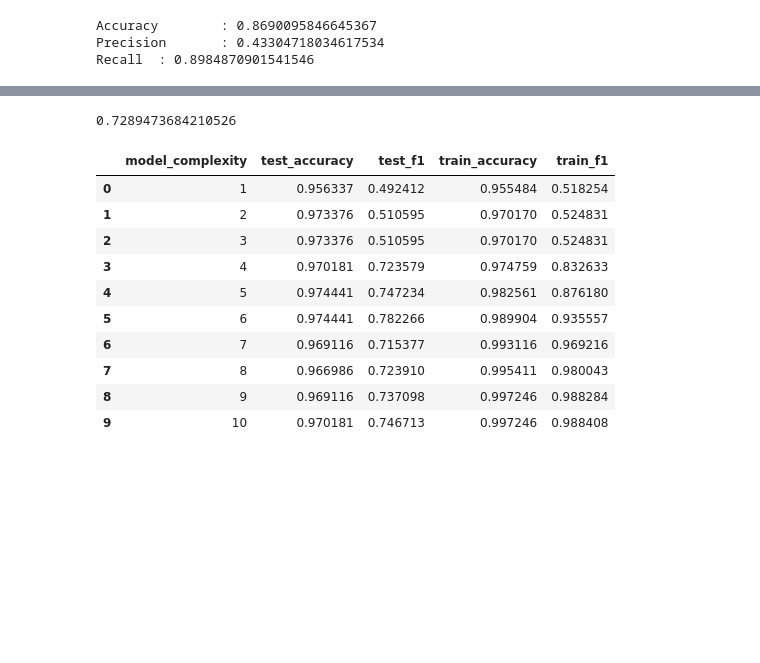
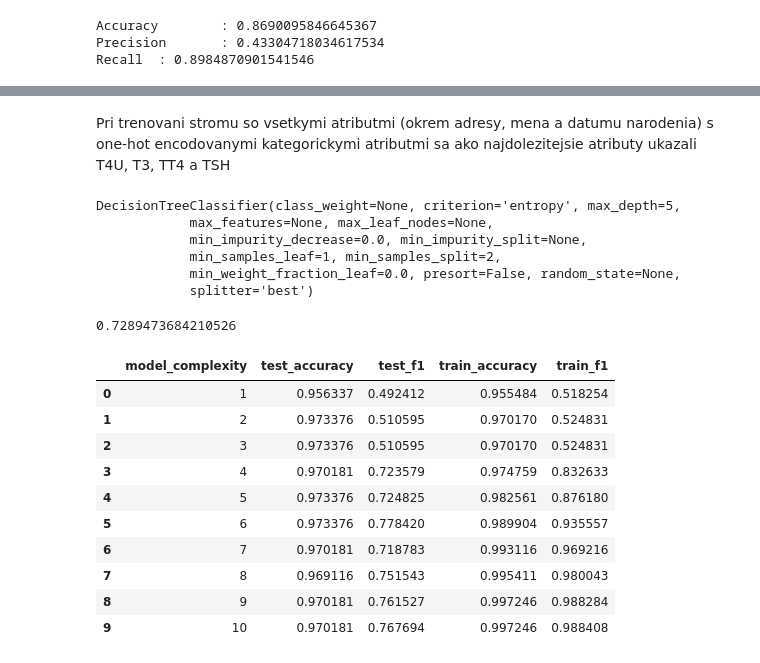
Before and after one commit to MatusPilnan/nadejny-informatik, a Jupyter notebook: utrzok-z-krabicky-od-elemiek.ipynb, the cells around one changed output, grey strips where cells are left out. Drawn from its saved outputs; the diff is of its cells as text; code cells hidden in the pictures; blank space fills up the shorter version.

```diff
--- a/utrzok-z-krabicky-od-elemiek.ipynb
+++ b/utrzok-z-krabicky-od-elemiek.ipynb
@@ -97,3 +124,41 @@ Recall  : 0.8984870901541546
+# %% [markdown]
+Pri trenovani stromu so vsetkymi atributmi (okrem adresy, mena a datumu narodenia) s one-hot encodovanymi kategorickymi atributmi sa ako najdolezitejsie atributy ukazali T4U, T3, TT4 a TSH
+# %%
+def testy_hlbok(trenovacie, overovacie, stlpce=[]):
+    X_train = trenovacie[stlpce] if stlpce else trenovacie.select_dtypes(numpy.number)
+    y_train = trenovacie['class']
+    results = []
+    X_test = overovacie[stlpce] if stlpce else testovacie.select_dtypes(numpy.number)
+    y_test = overovacie['class']
+    estimators = []
+    for i in range(1, 20):
+        row = {'model_complexity': i}
+        # Vytvoríme rozhodovací strom
+        clf = DecisionTreeClassifier(max_depth = i)
+
+        pred = clf.fit(X_train, y_train).predict(X_train)
+        row['train_accuracy'] = accuracy_score(y_train, pred)
+        row['train_f1'] = f1_score(y_train, pred, average='macro')
+
+        pred = clf.predict(X_test)
+        row['test_accuracy'] = accuracy_score(y_test, pred)
+        row['test_f1'] = f1_score(y_test, pred, average='macro')
+        results.append(row)
+        estimators.append(clf)
+
+    return results
+# %%
+cls = DecisionTreeClassifier(criterion='entropy', max_depth=5)
+X = trenovacie[['TT4', 'T4U', 'T3']]
+y = trenovacie['class']
+cls.fit(X, y)
+# %% [output]
+DecisionTreeClassifier(class_weight=None, criterion='entropy', max_depth=5,
+            max_features=None, max_leaf_nodes=None,
+            min_impurity_decrease=0.0, min_impurity_split=None,
+            min_samples_leaf=1, min_samples_split=2,
+            min_weight_fraction_leaf=0.0, presort=False, random_state=None,
+            splitter='best')
 # %%
 pred = cls.predict(overovacie[['TT4', 'T4U', 'T3']])
 # %%
@@ -126,18 +170,18 @@ for i in range(1, 20):
 # %%
-complexity_df = pd.DataFrame(results)
+complexity_df = pd.DataFrame(testy_hlbok(trenovacie, overovacie, ['TT4', 'T4U', 'T3']))
 complexity_df.head(10)
 # %% [output]
 |  | model_complexity | test_accuracy | test_f1 | train_accuracy | train_f1 |
 | 0 | 1 | 0.956337 | 0.492412 | 0.955484 | 0.518254 |
 | 1 | 2 | 0.973376 | 0.510595 | 0.970170 | 0.524831 |
 | 2 | 3 | 0.973376 | 0.510595 | 0.970170 | 0.524831 |
 | 3 | 4 | 0.970181 | 0.723579 | 0.974759 | 0.832633 |
-| 4 | 5 | 0.974441 | 0.747234 | 0.982561 | 0.876180 |
-| 5 | 6 | 0.974441 | 0.782266 | 0.989904 | 0.935557 |
-| 6 | 7 | 0.969116 | 0.715377 | 0.993116 | 0.969216 |
-| 7 | 8 | 0.966986 | 0.723910 | 0.995411 | 0.980043 |
-| 8 | 9 | 0.969116 | 0.737098 | 0.997246 | 0.988284 |
-| 9 | 10 | 0.970181 | 0.746713 | 0.997246 | 0.988408 |
+| 4 | 5 | 0.973376 | 0.724825 | 0.982561 | 0.876180 |
+| 5 | 6 | 0.973376 | 0.778420 | 0.989904 | 0.935557 |
+| 6 | 7 | 0.970181 | 0.718783 | 0.993116 | 0.969216 |
+| 7 | 8 | 0.969116 | 0.751543 | 0.995411 | 0.980043 |
+| 8 | 9 | 0.970181 | 0.761527 | 0.997246 | 0.988284 |
+| 9 | 10 | 0.970181 | 0.767694 | 0.997246 | 0.988408 |
 # %%
 complexity_df.plot(x='model_complexity', figsize=(20, 10))
 # %% [output]
```
Also changed, not shown: parts of 6 cells of this notebook.
